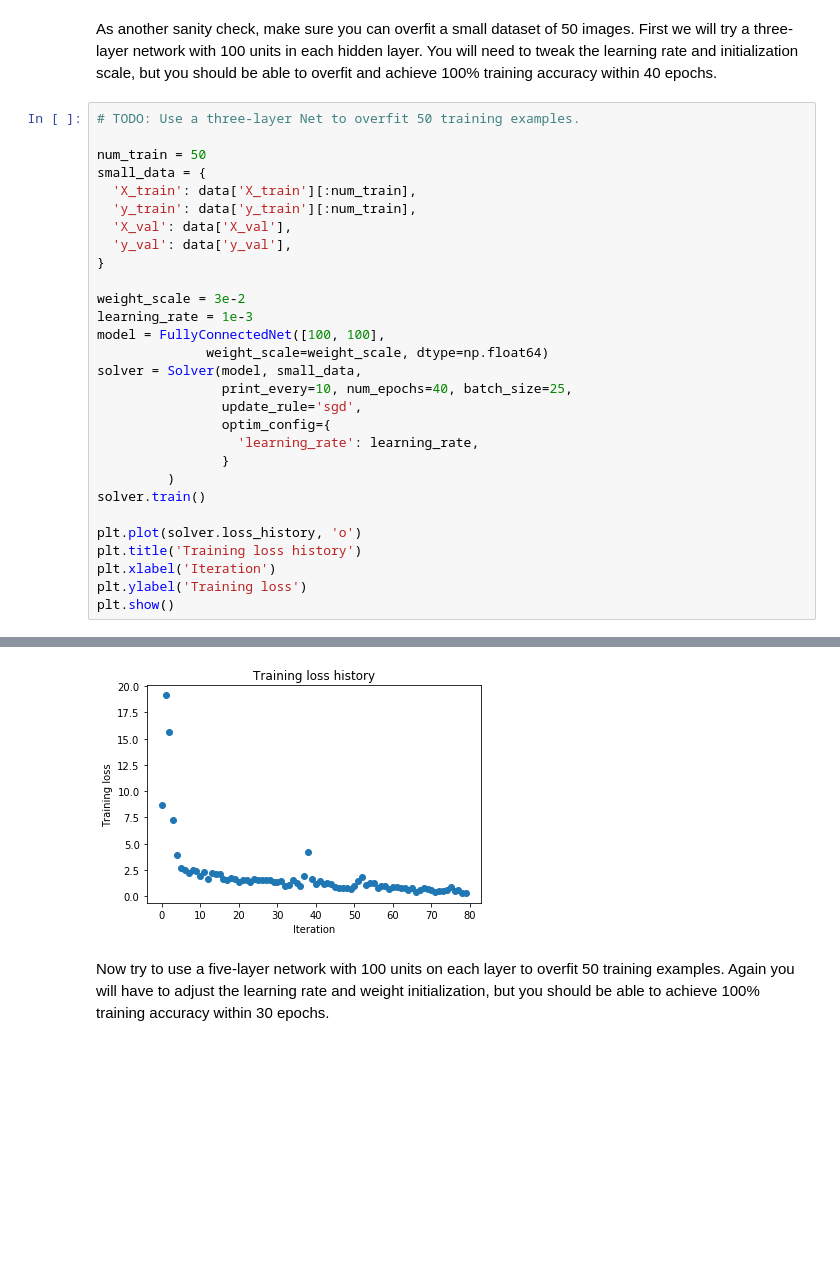
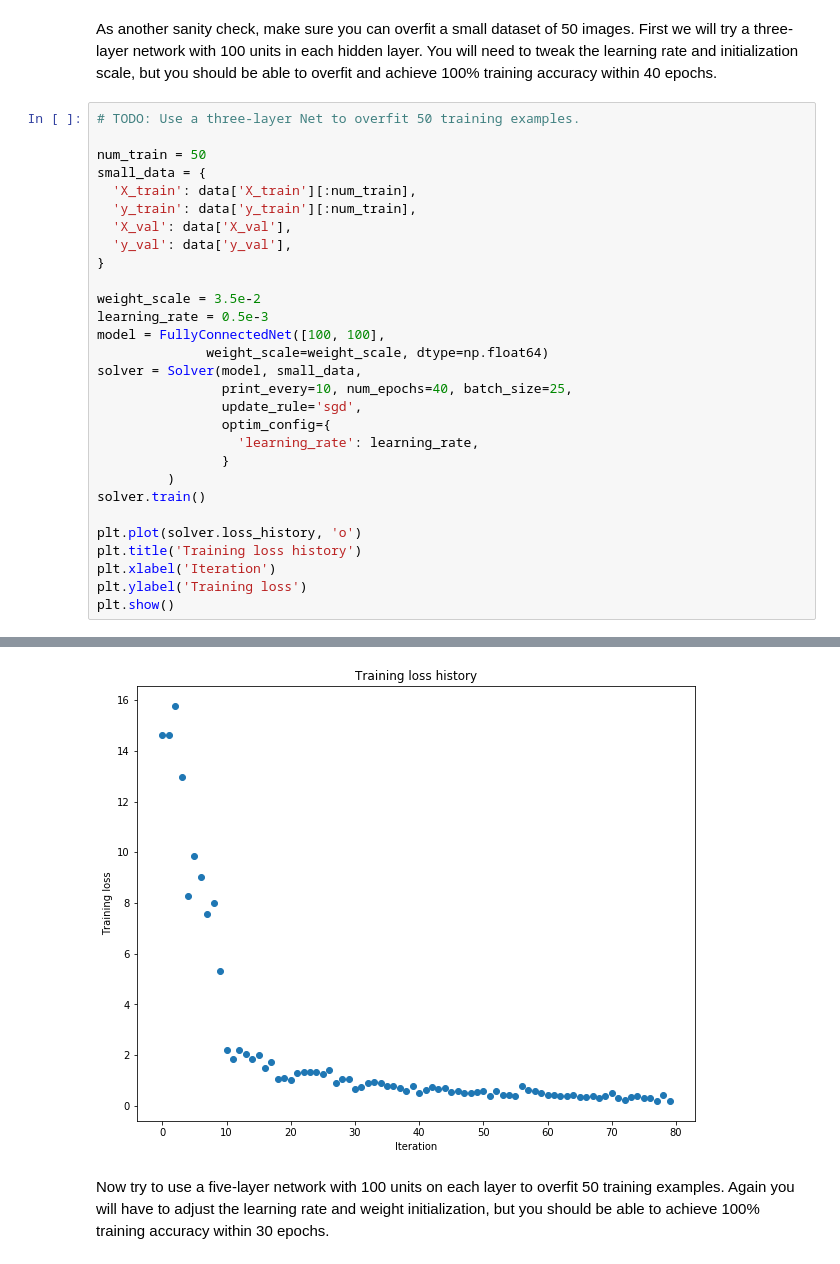
Before and after one commit to TimerChen/MS325_Assignment2, a Jupyter notebook: FullyConnectedNets.ipynb, the cells around one changed output, grey strips where cells are left out. Cells and saved outputs as stored; diff of their text form; blank space fills up the shorter version.

```diff
--- a/FullyConnectedNets.ipynb
+++ b/FullyConnectedNets.ipynb
@@ -436,8 +432,8 @@ small_data = {
   'y_val': data['y_val'],
 }
 
-weight_scale = 3e-2
-learning_rate = 1e-3
+weight_scale = 3.5e-2
+learning_rate = 0.5e-3
 model = FullyConnectedNet([100, 100],
               weight_scale=weight_scale, dtype=np.float64)
 solver = Solver(model, small_data,
@@ -475,4 +471,4 @@ plt.show()
-[figure, old version]
+[figure, new version]
 # %% [markdown]
 Now try to use a five-layer network with 100 units on each layer to overfit 50 training examples. Again you will have to adjust the learning rate and weight initialization, but you should be able to achieve 100% training accuracy within 30 epochs.
 # %%
```
Also changed, not shown: parts of 17 cells of this notebook, 8 other files.
